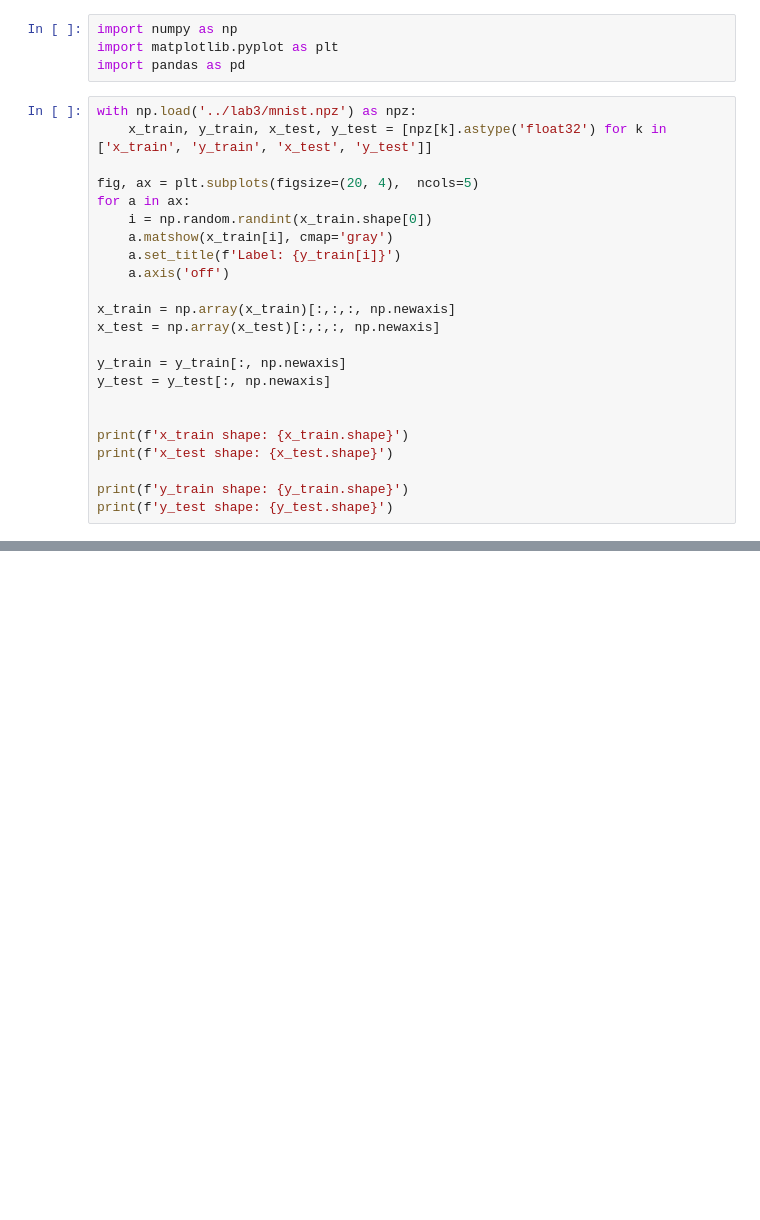
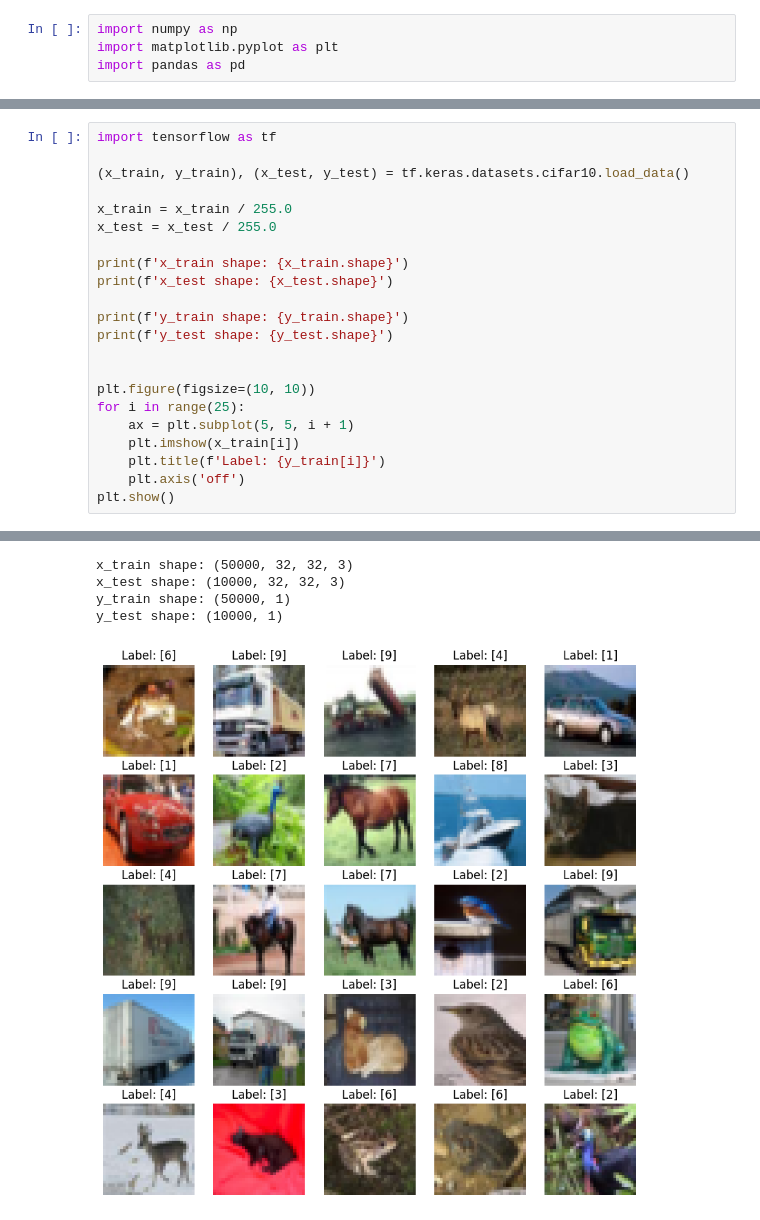
Before and after one commit to Secret333Boy/designing-ai-systems, a Jupyter notebook: lab4/lab4.ipynb, the cells around one changed output, grey strips where cells are left out. Saved outputs shown, nothing was run; the diff lists cells and outputs as text; blank space fills up the shorter version.

```diff
--- a/lab4/lab4.ipynb
+++ b/lab4/lab4.ipynb
@@ -2,26 +2,3 @@
 import numpy as np
 import matplotlib.pyplot as plt
 import pandas as pd
-# %%
-with np.load('../lab3/mnist.npz') as npz:
-    x_train, y_train, x_test, y_test = [npz[k].astype('float32') for k in ['x_train', 'y_train', 'x_test', 'y_test']]
-
-fig, ax = plt.subplots(figsize=(20, 4),  ncols=5)
-for a in ax:
-    i = np.random.randint(x_train.shape[0])
-    a.matshow(x_train[i], cmap='gray')
-    a.set_title(f'Label: {y_train[i]}')
-    a.axis('off')
-
-x_train = np.array(x_train)[:,:,:, np.newaxis]
-x_test = np.array(x_test)[:,:,:, np.newaxis]
-
-y_train = y_train[:, np.newaxis]
-y_test = y_test[:, np.newaxis]
-
-
-print(f'x_train shape: {x_train.shape}')
-print(f'x_test shape: {x_test.shape}')
-
-print(f'y_train shape: {y_train.shape}')
-print(f'y_test shape: {y_test.shape}')
@@ -104,0 +5,23 @@ Total elapsed time: 00h 12m 56s
+# %%
+import tensorflow as tf
+
+(x_train, y_train), (x_test, y_test) = tf.keras.datasets.cifar10.load_data()
+
+x_train = x_train / 255.0
+x_test = x_test / 255.0
+
+print(f'x_train shape: {x_train.shape}')
+print(f'x_test shape: {x_test.shape}')
+
+print(f'y_train shape: {y_train.shape}')
+print(f'y_test shape: {y_test.shape}')
+
+
+plt.figure(figsize=(10, 10))
+for i in range(25):
+    ax = plt.subplot(5, 5, i + 1)
+    plt.imshow(x_train[i])
+    plt.title(f'Label: {y_train[i]}')
+    plt.axis('off')
+plt.show()
+# %% [output]
@@ -104,0 +35,5 @@ Total elapsed time: 00h 12m 56s
+x_train shape: (50000, 32, 32, 3)
+x_test shape: (10000, 32, 32, 3)
+y_train shape: (50000, 1)
+y_test shape: (10000, 1)
+[figure, added]
```
Also changed, not shown: parts of 10 cells of this notebook, 8 other files.
